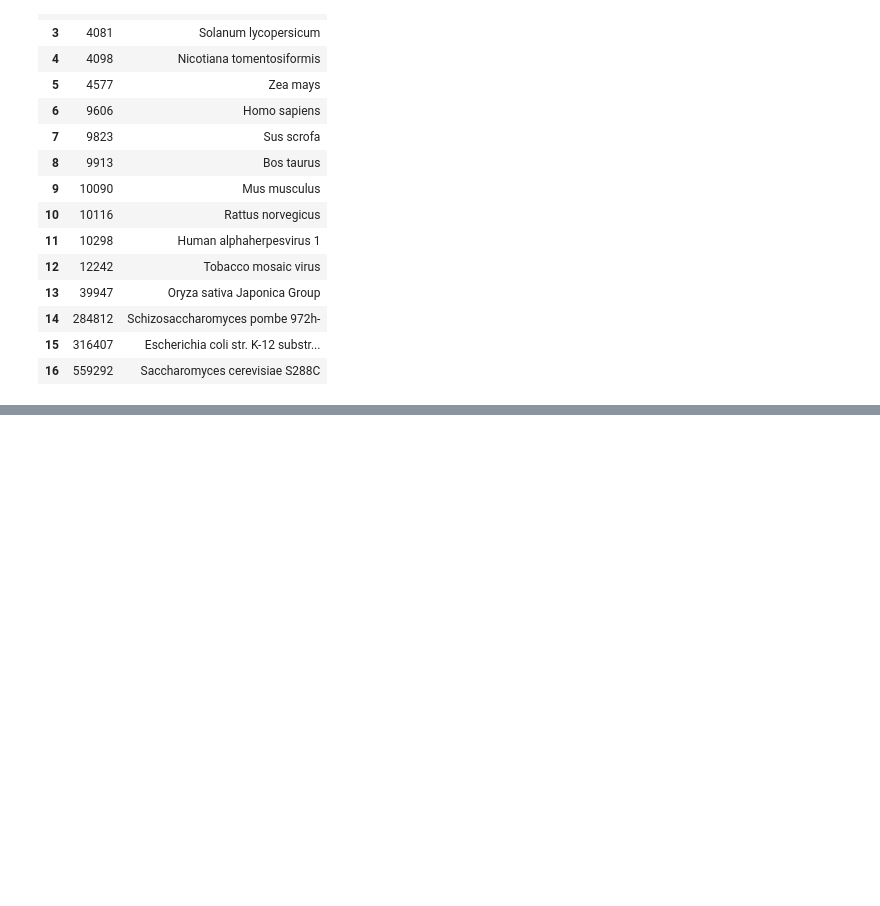
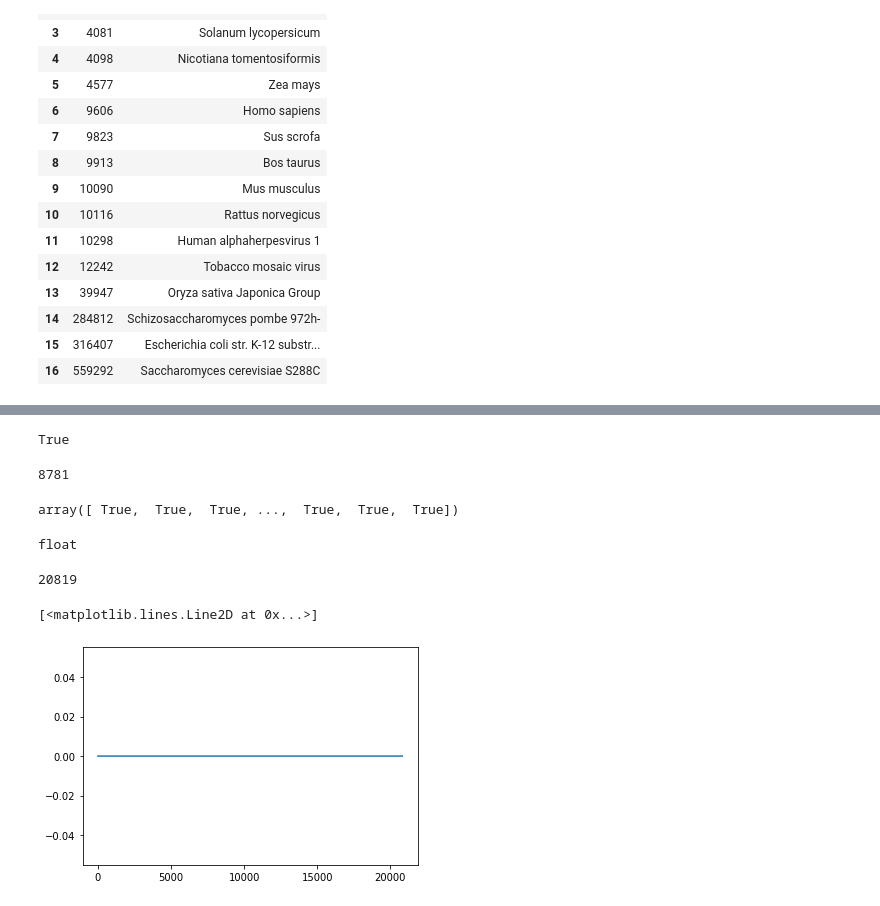
Before and after one commit to yashmanne/Arab_ABC-LTP_Linkage, a Jupyter notebook: results/2020-03-10_Preliminary_BioGrid_Data_Analysis.ipynb, the cells around one changed output, grey strips where cells are left out. Drawn from its saved outputs; the diff is of its cells as text; code cells hidden in the pictures; blank space fills up the shorter version.

```diff
--- a/results/2020-03-10_Preliminary_BioGrid_Data_Analysis.ipynb
+++ b/results/2020-03-10_Preliminary_BioGrid_Data_Analysis.ipynb
@@ -143,0 +156,42 @@ a = bioGRID_DF['Systematic Name Interactor A'].iloc[0]
+# %%
+attedpath = 'C:\\Users\\ysman\\OneDrive\\Desktop\\project_data\\Ath-mB.v17-08.G20819-S16033.rma_combat.mrgeo.d\\'
+os.path.exists(attedpath+'{}'.format(814630))
+# %% [output]
+True
+# %%
+overlapGenes = []
+for i in range (len(wholeGenes)):
+    if os.path.exists(attedpath+'{}'.format(wholeGenes[i])):
+        overlapGenes.append(wholeGenes[i])
+len(overlapGenes)
+# %% [output]
+8781
+# %%
+atted = pd.read_csv('../../project_data/Ath-mB.v17-08.G20819-S16033.rma_combat.mrgeo.d/814630', sep = '\t', header = None)
+atted = atted.sort_values(by = 0)
+atted.head()
+alist = list(atted[1])
+
+atted2 = pd.read_csv('../../project_data/Ath-mB.v17-08.G20819-S16033.rma_combat.mrgeo.d/814646', sep = '\t', header = None)
+atted2 = atted2.sort_values(by = 0)
+atted2.head()
+alist2 = list(atted[1])
+a2= np.array(atted2[0])
+a1 = np.array(atted[0])
+attedGenes = list(a1)
+a1 == a2
+# %% [output]
+array([ True,  True,  True, ...,  True,  True,  True])
+# %%
+type(alist2[1])
+# %% [output]
+float
+# %%
+len(a2)
+# %% [output]
+20819
+# %%
+plt.plot(a1-a2)
+# %% [output]
+[<matplotlib.lines.Line2D at 0x...>]
+[figure, added]
```
Also changed, not shown: parts of 37 cells of this notebook, 1 other file.
